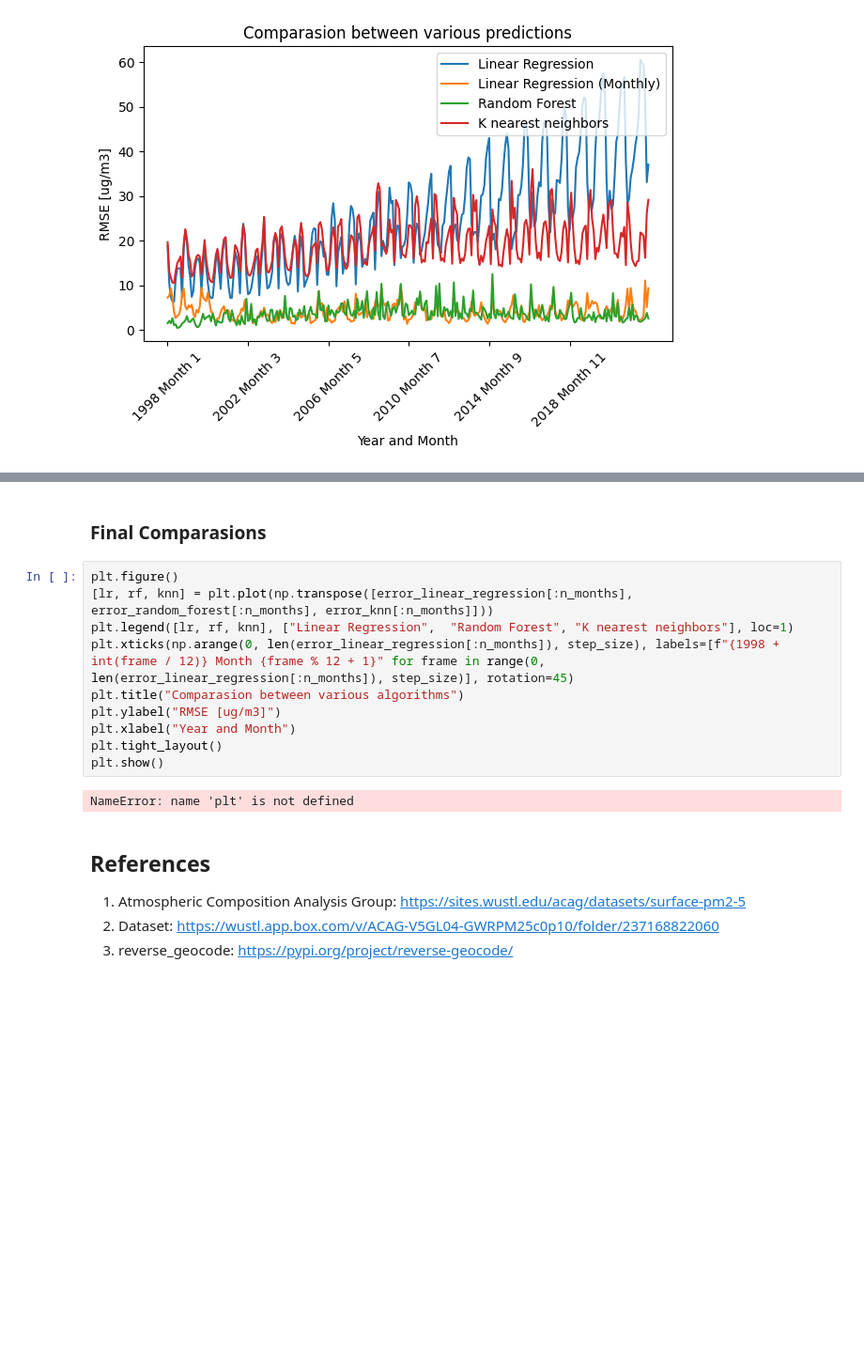
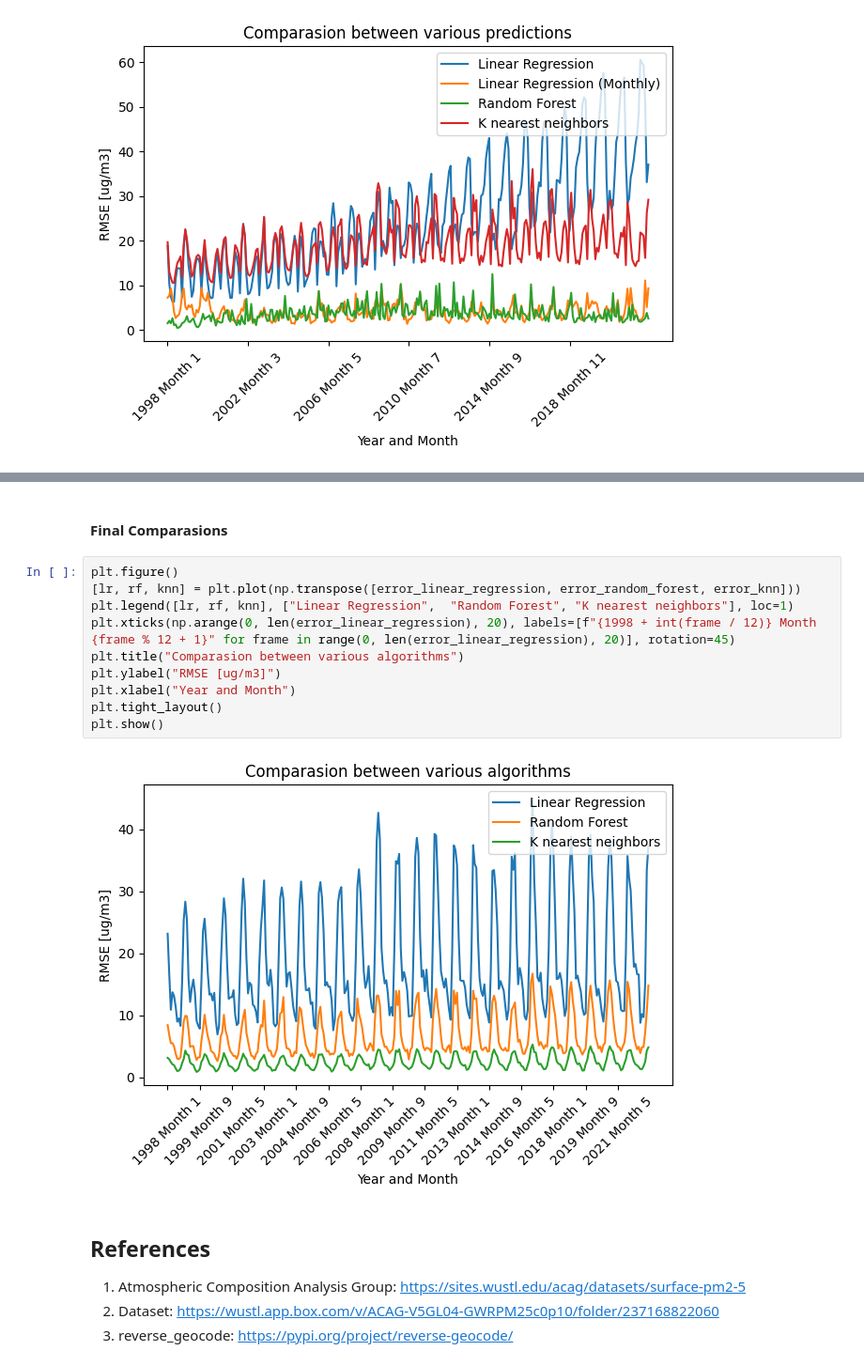
Before and after one commit to Karan-Gandhi/AQ-Data-Analysis, a Jupyter notebook: Project_Task_Submission.ipynb, the cells around one changed output, grey strips where cells are left out. Shown at 94% size. Drawn from its saved outputs; the diff is of its cells as text; blank space fills up the shorter version.

```diff
--- a/Project_Task_Submission.ipynb
+++ b/Project_Task_Submission.ipynb
@@ -661,17 +633,17 @@ plot_error(error_knn[:n_months], "K nearest neighbours RMSE v/s time", "RMSE [ug
 # %% [markdown]
-### Final Comparasions
+#### Final Comparasions
 # %%
 plt.figure()
-[lr, rf, knn] = plt.plot(np.transpose([error_linear_regression[:n_months], error_random_forest[:n_months], error_knn[:n_months]]))
+[lr, rf, knn] = plt.plot(np.transpose([error_linear_regression, error_random_forest, error_knn]))
 plt.legend([lr, rf, knn], ["Linear Regression",  "Random Forest", "K nearest neighbors"], loc=1)
-plt.xticks(np.arange(0, len(error_linear_regression[:n_months]), step_size), labels=[f"{1998 + int(frame / 12)} Month {frame % 12 + 1}" for frame in range(0, len(error_linear_regression[:n_months]), step_size)], rotation=45)
+plt.xticks(np.arange(0, len(error_linear_regression), 20), labels=[f"{1998 + int(frame / 12)} Month {frame % 12 + 1}" for frame in range(0, len(error_linear_regression), 20)], rotation=45)
 plt.title("Comparasion between various algorithms")
 plt.ylabel("RMSE [ug/m3]")
 plt.xlabel("Year and Month")
 plt.tight_layout()
 plt.show()
 # %% [output]
-NameError: name 'plt' is not defined
+[figure, added]
 # %% [markdown]
 ## References
 1. Atmospheric Composition Analysis Group: https://sites.wustl.edu/acag/datasets/surface-pm2-5
```
Also changed, not shown: parts of 24 cells of this notebook.
